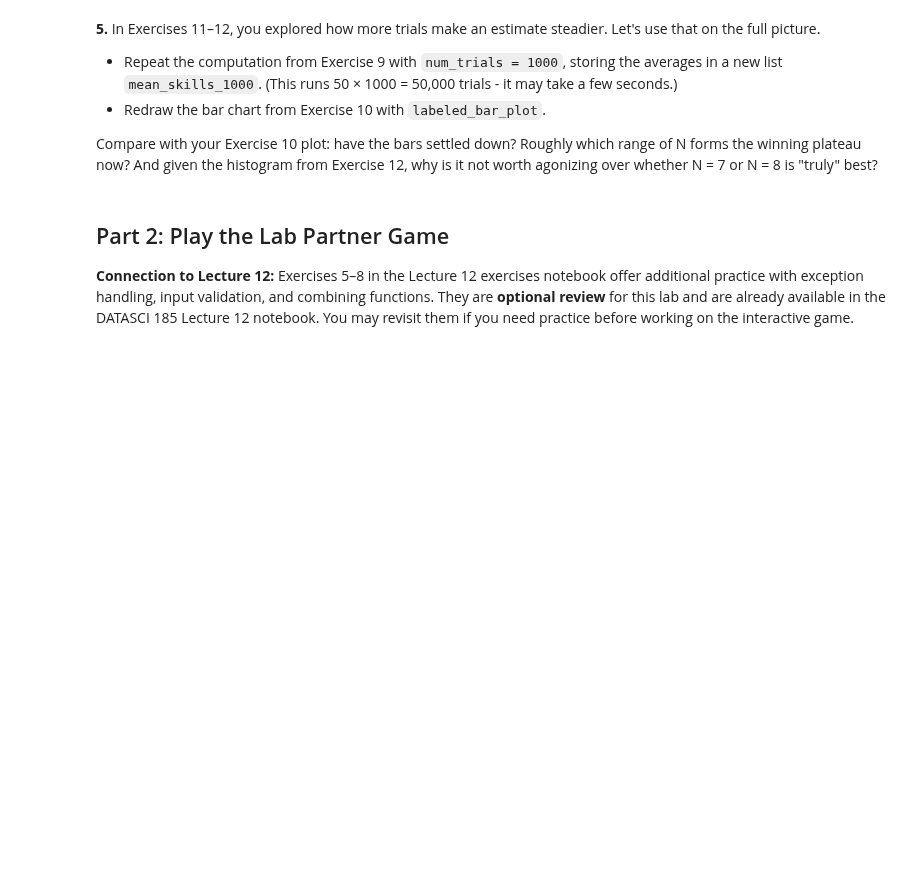
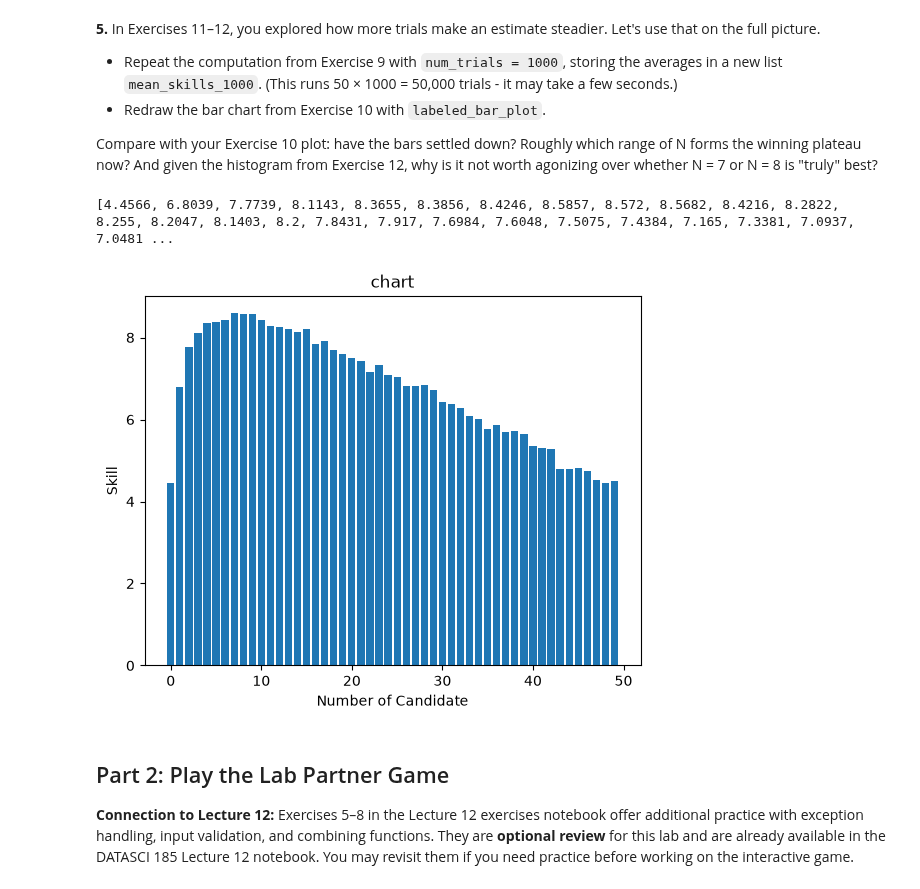
Before and after one commit to Jincantao/datasci185fall2026, a Jupyter notebook: Lab_06/Lab_06.ipynb, the cells around one changed output. Saved outputs shown, nothing was run; the diff lists cells and outputs as text; code cells hidden in the pictures; blank space fills up the shorter version.

```diff
--- a/Lab_06/Lab_06.ipynb
+++ b/Lab_06/Lab_06.ipynb
@@ -143,6 +224,30 @@ plt.show()
 Compare with your Exercise 10 plot: have the bars settled down? Roughly which range of N forms the winning plateau now? And given the histogram from Exercise 12, why is it not worth agonizing over whether N = 7 or N = 8 is "truly" best?
 # %%
 # Your code here
+
+num_candidates = len(list(lab_partners.keys()))
+mean_skills = []
+trials = 1000
+for n in range(num_candidates):
+    total = 0
+    mean = 0
+    for i in range(trials):
+        chosen_name,chosen_skill = run_one_trial(n)
+        total += chosen_skill
+
+    mean = total / trials
+    mean_skills.append(round(mean,4))
+
+
+print(mean_skills)
+
+
+# Your code here
+a = list(range(0,num_candidates))
+labeled_bar_plot(a,mean_skills,"Number of Candidate","Skill","chart")
+# %% [output]
+[4.4566, 6.8039, 7.7739, 8.1143, 8.3655, 8.3856, 8.4246, 8.5857, 8.572, 8.5682, 8.4216, 8.2822, 8.255, 8.2047, 8.1403, 8.2, 7.8431, 7.917, 7.6984, 7.6048, 7.5075, 7.4384, 7.165, 7.3381, 7.0937, 7.0481 ...
+[figure, added]
 # %% [markdown]
 ## Part 2: Play the Lab Partner Game
 
```
Also changed, not shown: parts of 8 cells of this notebook.
